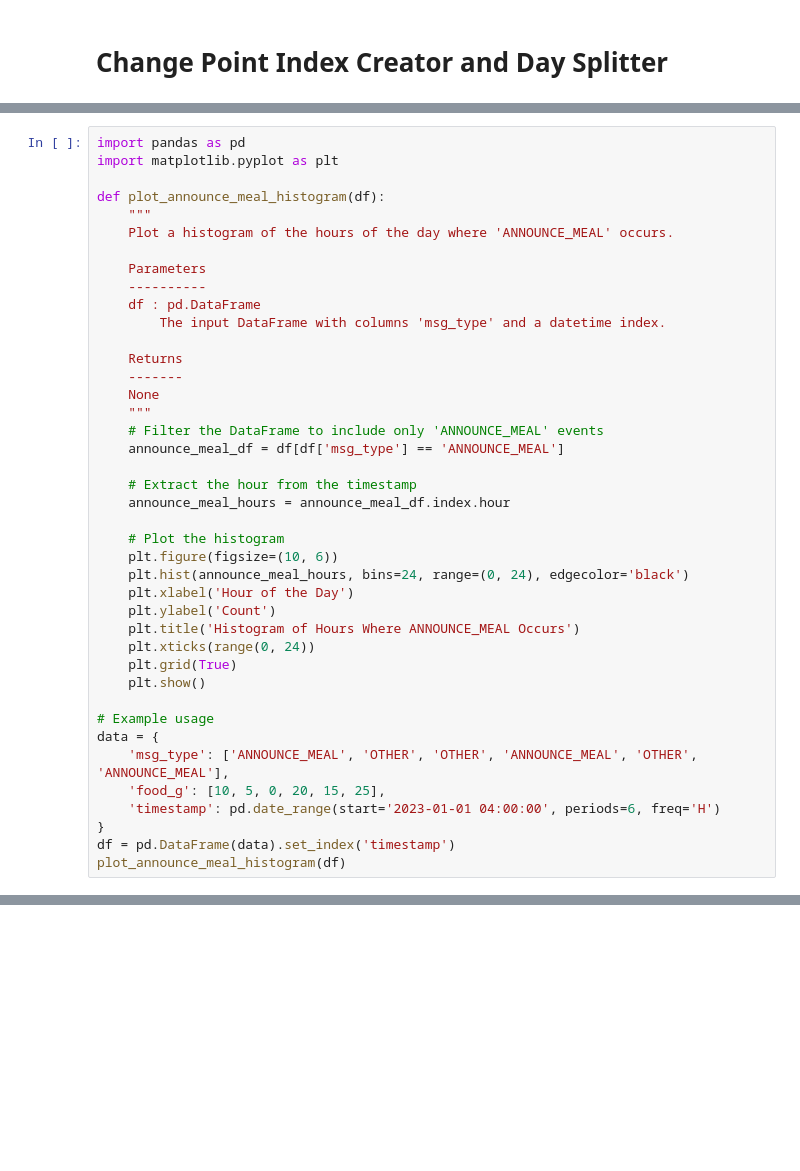
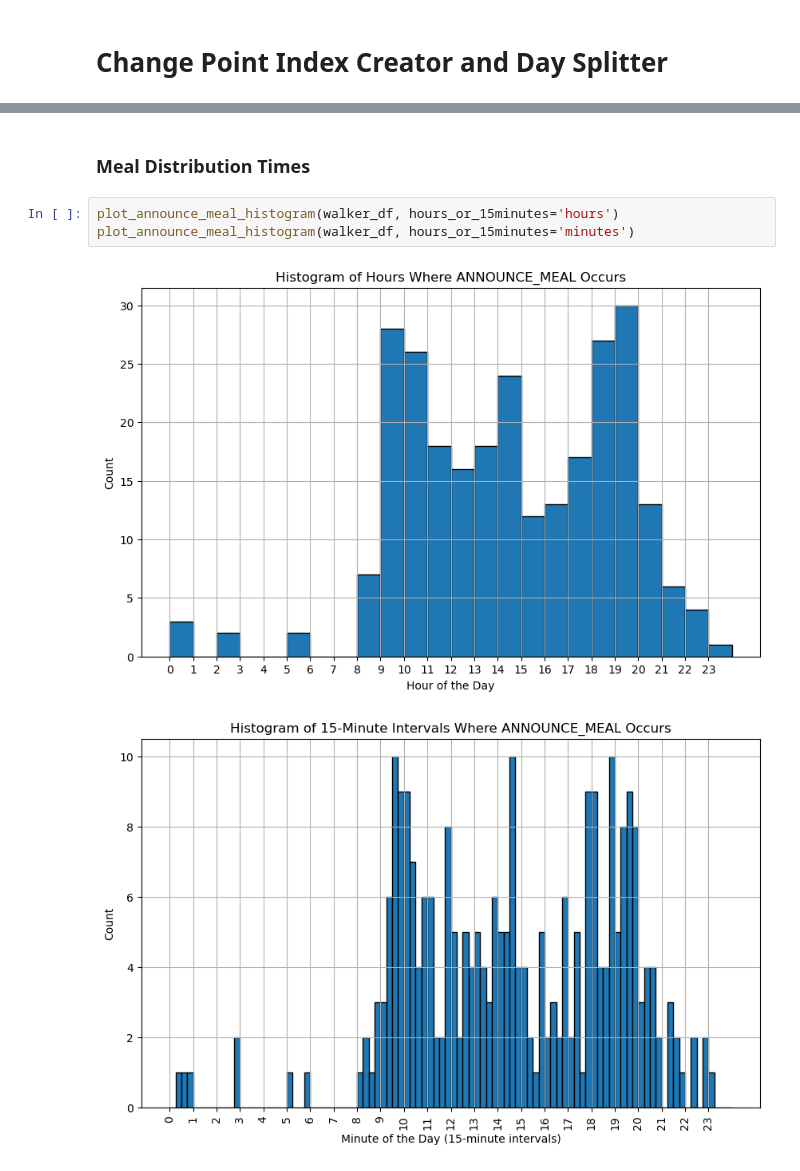
Before and after one commit to RobotPsychologist/bg_control, a Jupyter notebook: 0_meal_identification/meal_identification/notebooks/1.01-cjr-change-point-index-creator.ipynb, the cells around one changed output, grey strips where cells are left out. Saved outputs shown, nothing was run; the diff lists cells and outputs as text; blank space fills up the shorter version.

```diff
--- a/0_meal_identification/meal_identification/notebooks/1.01-cjr-change-point-index-creator.ipynb
+++ b/0_meal_identification/meal_identification/notebooks/1.01-cjr-change-point-index-creator.ipynb
@@ -805,41 +2,0 @@ walker_df[walker_df['msg_type'] == 'ANNOUNCE_MEAL'][0:6]
-# %%
-import pandas as pd
-import matplotlib.pyplot as plt
-
-def plot_announce_meal_histogram(df):
-    """
-    Plot a histogram of the hours of the day where 'ANNOUNCE_MEAL' occurs.
-
-    Parameters
-    ----------
-    df : pd.DataFrame
-        The input DataFrame with columns 'msg_type' and a datetime index.
-
-    Returns
-    -------
-    None
-    """
-    # Filter the DataFrame to include only 'ANNOUNCE_MEAL' events
-    announce_meal_df = df[df['msg_type'] == 'ANNOUNCE_MEAL']
-
-    # Extract the hour from the timestamp
-    announce_meal_hours = announce_meal_df.index.hour
-
-    # Plot the histogram
-    plt.figure(figsize=(10, 6))
-    plt.hist(announce_meal_hours, bins=24, range=(0, 24), edgecolor='black')
-    plt.xlabel('Hour of the Day')
-    plt.ylabel('Count')
-    plt.title('Histogram of Hours Where ANNOUNCE_MEAL Occurs')
-    plt.xticks(range(0, 24))
-    plt.grid(True)
-    plt.show()
-
-# Example usage
-data = {
-    'msg_type': ['ANNOUNCE_MEAL', 'OTHER', 'OTHER', 'ANNOUNCE_MEAL', 'OTHER', 'ANNOUNCE_MEAL'],
-    'food_g': [10, 5, 0, 20, 15, 25],
-    'timestamp': pd.date_range(start='2023-01-01 04:00:00', periods=6, freq='H')
-}
-df = pd.DataFrame(data).set_index('timestamp')
-plot_announce_meal_histogram(df)
@@ -912,0 +434,8 @@ len(df67[df67['msg_type'] == 'ANNOUNCE_MEAL'])
+# %% [markdown]
+### Meal Distribution Times
+# %%
+plot_announce_meal_histogram(walker_df, hours_or_15minutes='hours')
+plot_announce_meal_histogram(walker_df, hours_or_15minutes='minutes')
+# %% [output]
+[figure, added]
+[figure, added]
```
Also changed, not shown: parts of 58 cells of this notebook, 10 other files.
